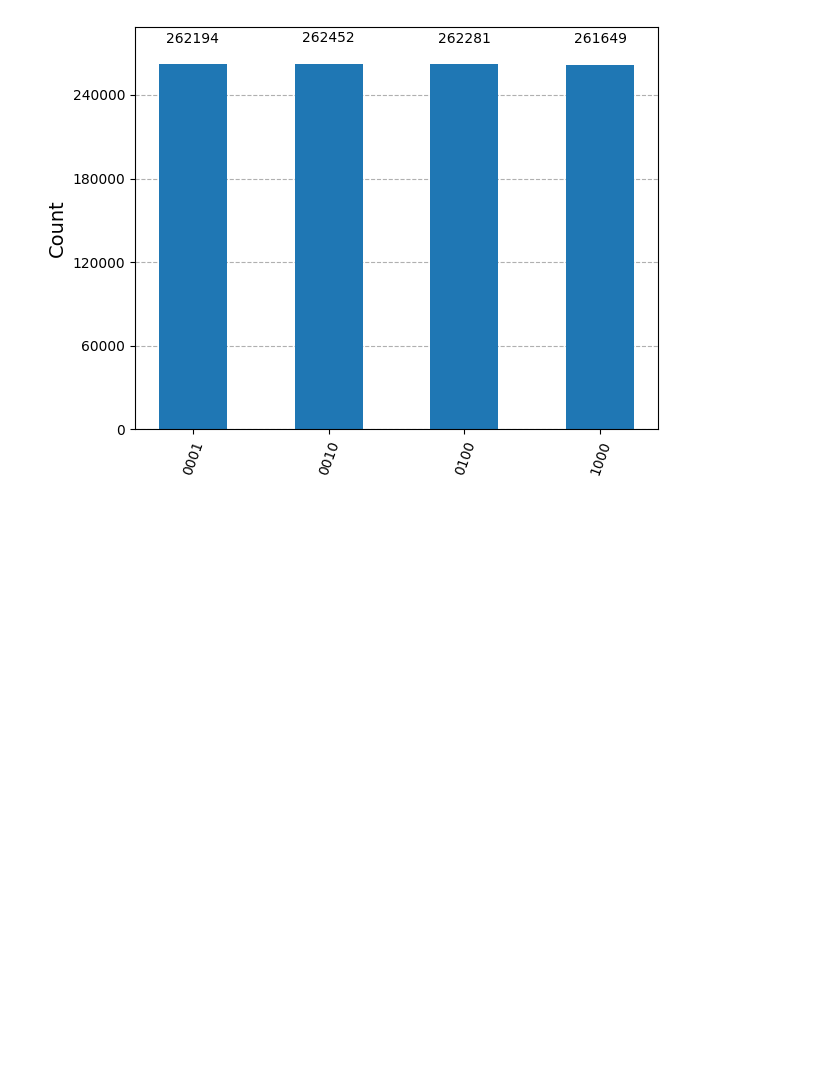
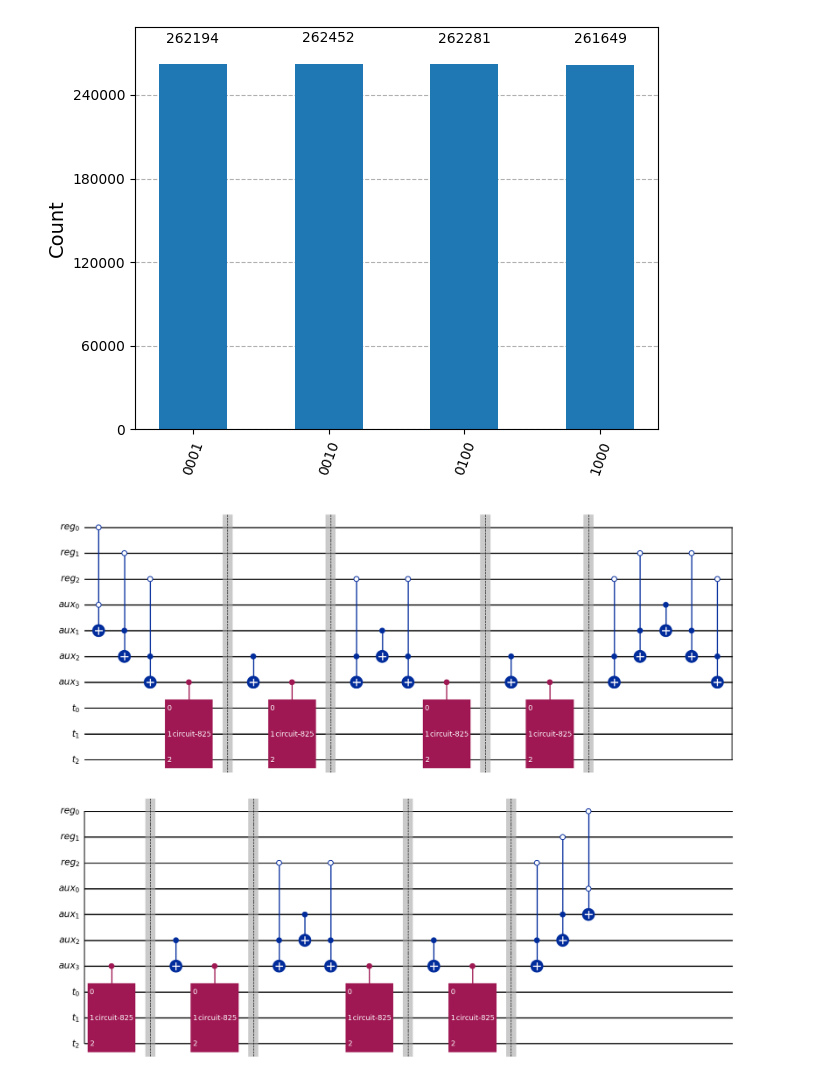
Before and after one commit to Flirm/quantum-circuits-implementation, a Jupyter notebook: implementations/windowed_arithmetic/notebooks/table_lookup.ipynb, the cells around one changed output. Saved outputs shown, nothing was run; the diff lists cells and outputs as text; code cells hidden in the pictures; blank space fills up the shorter version.

```diff
--- a/implementations/windowed_arithmetic/notebooks/table_lookup.ipynb
+++ b/implementations/windowed_arithmetic/notebooks/table_lookup.ipynb
@@ -2386,3 +2386,59 @@ counts = job_result.get_counts(qc_aer)
 plot_histogram(counts)
 # %% [output]
 [figure]
+# %%
+def check_logic(qubits: int) -> QuantumCircuit:
+    reg = QuantumRegister(qubits, "reg")
+    aux = QuantumRegister(qubits+1, "aux")
+    target = QuantumRegister(3, "t")
+    quantum_circuit = QuantumCircuit(reg, aux, target)
+    build_circ(0, qubits, reg, aux, target, x_c(), quantum_circuit)
+
+
+    return quantum_circuit
+def x_c():
+    l = []
+
+    for i in range(4):
+        qc = QuantumCircuit(3)
+        qc.x(0)
+        l.append(qc.to_gate())
+    for i in range(4):
+        qc = QuantumCircuit(3)
+        qc.x(1)
+        l.append(qc.to_gate())
+    return l
+
+
+def build_circ(i: int, n: int, reg: QuantumRegister, aux: QuantumRegister, target: QuantumRegister, x_circs: list[QuantumCircuit], qc: QuantumCircuit):
+    if i == n:
+        return qc
+    if i == 0:
+        qc.ccx(reg[i], aux[i], aux[i+1], ctrl_state="00")
+    else:
+        qc.ccx(reg[i], aux[i], aux[i+1], "10")
+
+    build_circ(i+1, n, reg, aux, target, x_circs, qc)
+
+    if i == n-1:
+        qc.append(x_circs[i].control(1), aux[i+1:i+2] + target[:])
+        qc.barrier()
+
+    qc.cx(aux[i], aux[i+1])
+
+    if i == n-1:
+        qc.append(x_circs[i].control(1), aux[i+1:i+2] + target[:])
+        qc.barrier()
+
+    build_circ(i+1, n, reg, aux, target, x_circs, qc)
+
+    if i == 0:
+        qc.ccx(reg[i], aux[i], aux[i+1], ctrl_state="00")
+    else:
+        qc.ccx(reg[i], aux[i], aux[i+1], "10")
+
+    return qc
+
+check_logic(3).draw("mpl")
+# %% [output]
+[figure, added]
```
